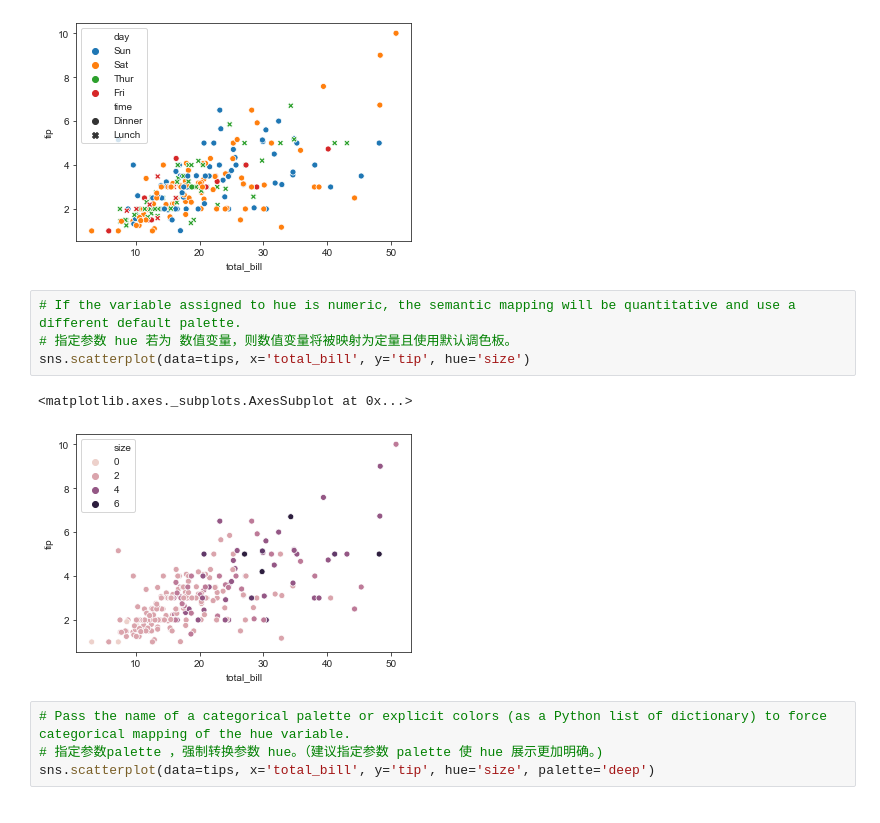
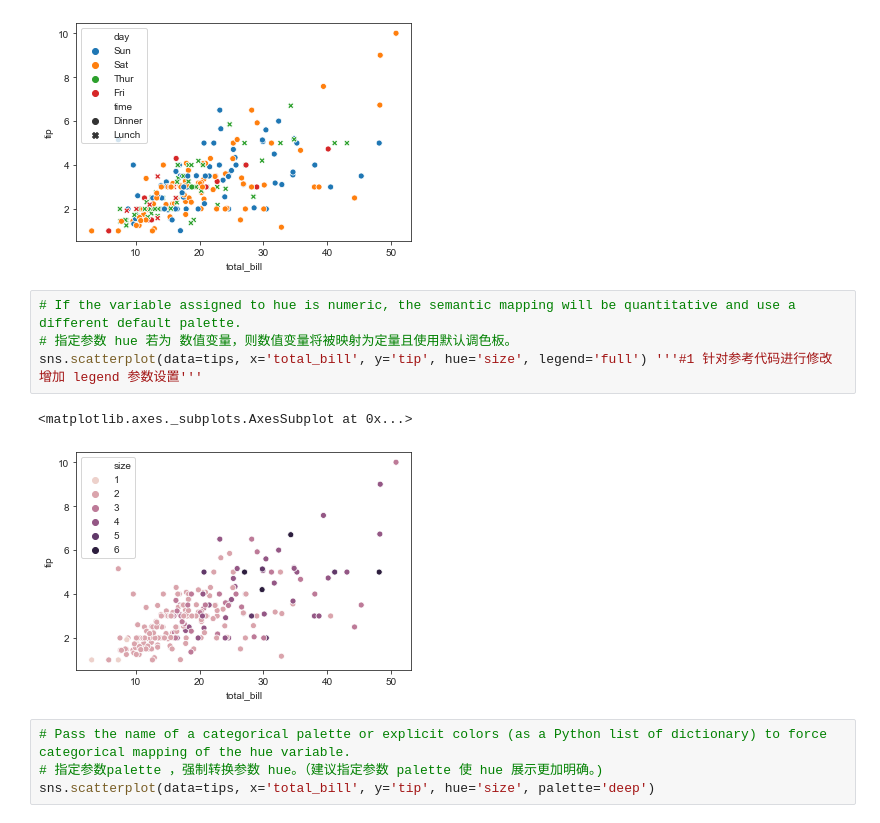
Before and after one commit to Crystal-girl/learning-seaborn, a Jupyter notebook: API Learning.ipynb, the cells around one changed output. Drawn from its saved outputs; the diff is of its cells as text.

```diff
--- a/API Learning.ipynb
+++ b/API Learning.ipynb
@@ -289,10 +289,10 @@ sns.scatterplot(data=tips, x='total_bill', y='tip', hue='day', style='time')
 # %%
 # If the variable assigned to hue is numeric, the semantic mapping will be quantitative and use a different default palette.
 # 指定参数 hue 若为 数值变量，则数值变量将被映射为定量且使用默认调色板。
-sns.scatterplot(data=tips, x='total_bill', y='tip', hue='size')
+sns.scatterplot(data=tips, x='total_bill', y='tip', hue='size', legend='full') '''#1 针对参考代码进行修改 增加 legend 参数设置'''
 # %% [output]
 <matplotlib.axes._subplots.AxesSubplot at 0x...>
-[figure, old version]
+[figure, new version]
 # %%
 # Pass the name of a categorical palette or explicit colors (as a Python list of dictionary) to force categorical mapping of the hue variable.
 # 指定参数palette ，强制转换参数 hue。（建议指定参数 palette 使 hue 展示更加明确。)
```
Also changed, not shown: parts of 2 cells of this notebook.
